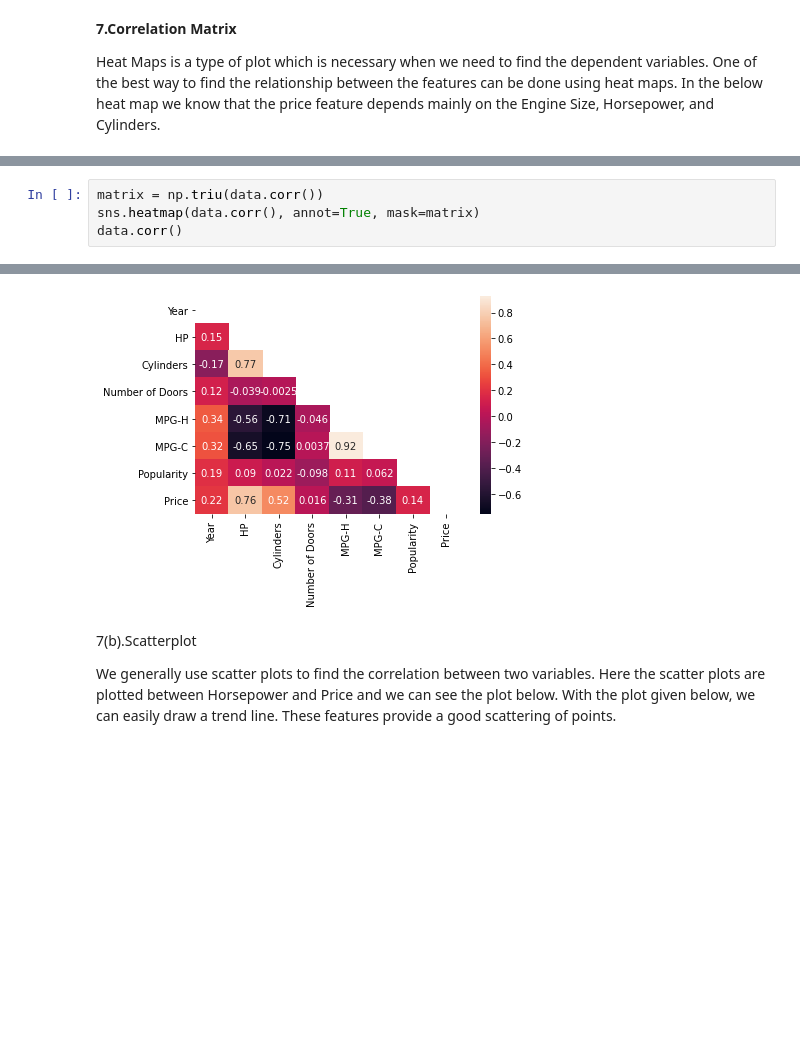
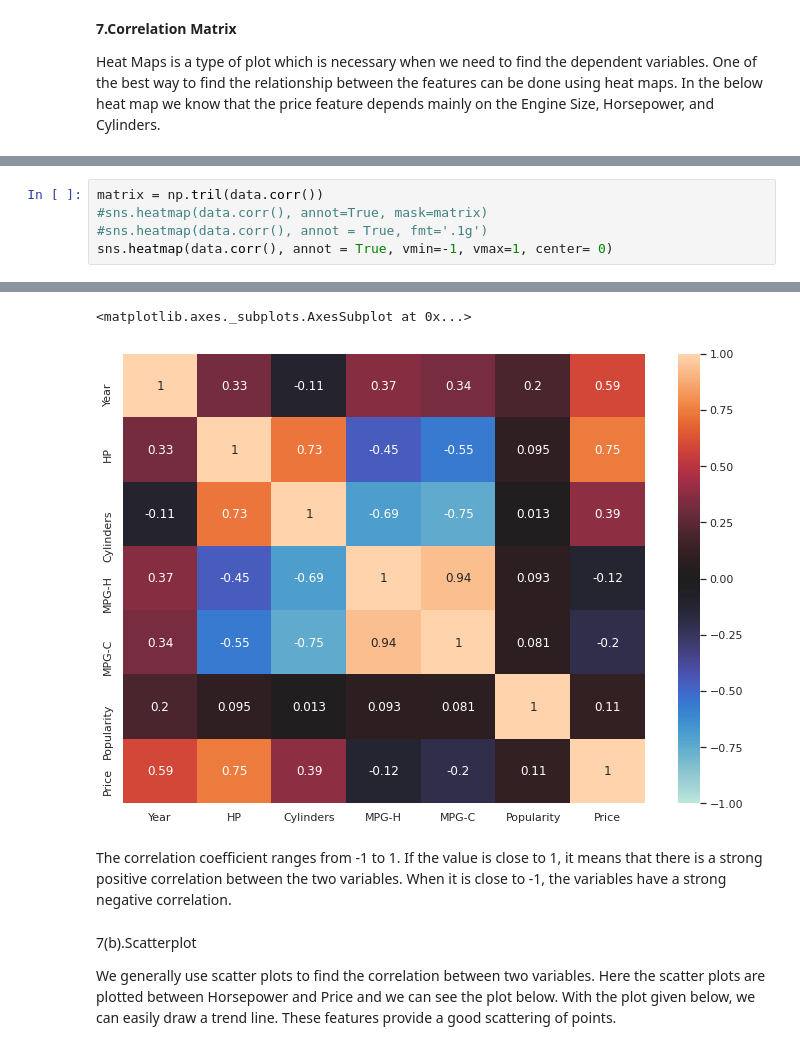
Before and after one commit to Madhavi-Sawarkar/MLProject1, a Jupyter notebook: MLPROJECT.ipynb, the cells around one changed output, grey strips where cells are left out. Saved outputs shown, nothing was run; the diff lists cells and outputs as text; blank space fills up the shorter version.

```diff
--- a/MLPROJECT.ipynb
+++ b/MLPROJECT.ipynb
@@ -317,5 +314,6 @@ Heat Maps is a type of plot which is necessary when we need to find the dependen
 # %%
-matrix = np.triu(data.corr())
-sns.heatmap(data.corr(), annot=True, mask=matrix)
-data.corr()
+matrix = np.tril(data.corr())
+#sns.heatmap(data.corr(), annot=True, mask=matrix)
+#sns.heatmap(data.corr(), annot = True, fmt='.1g')
+sns.heatmap(data.corr(), annot = True, vmin=-1, vmax=1, center= 0)
 # %% [output]
@@ -331,4 +320,7 @@ data.corr()
+<matplotlib.axes._subplots.AxesSubplot at 0x...>
-[figure, old version]
+[figure, new version]
+# %% [markdown]
+The correlation coefficient ranges from -1 to 1. If the value is close to 1, it means that there is a strong positive correlation between the two variables. When it is close to -1, the variables have a strong negative correlation.
 # %% [markdown]
 7(b).Scatterplot
 
```
Also changed, not shown: parts of 45 cells of this notebook.
